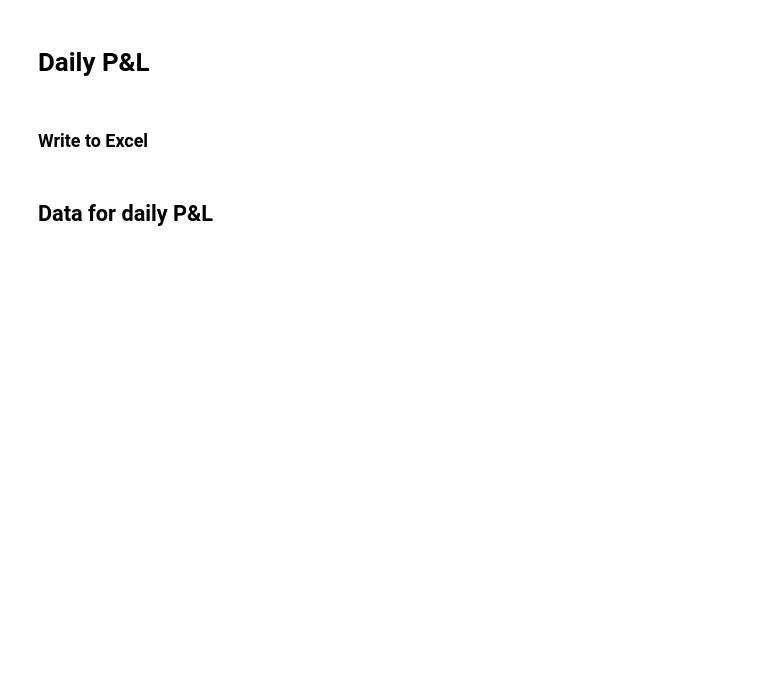
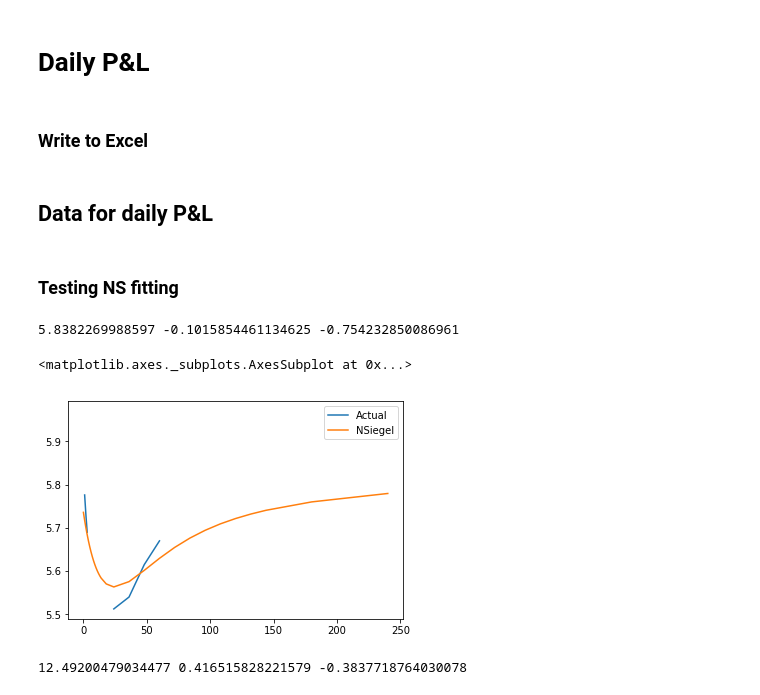
Before and after one commit to fabioyamazumi/curvy_trade, a Jupyter notebook: Test_curvy_tracker9_ALL.ipynb, the cells around one changed output. Saved outputs shown, nothing was run; the diff lists cells and outputs as text; code cells hidden in the pictures; blank space fills up the shorter version.

```diff
--- a/Test_curvy_tracker9_ALL.ipynb
+++ b/Test_curvy_tracker9_ALL.ipynb
@@ -810,3 +1504,17 @@ strategy_n = 11
 name_start = self.data_folder + "\\" + "{:02}".format(strategy_n) + '_'
 # %%
 self.TR_df_daily_fx_11 + 100
+# %% [markdown]
+### Testing NS fitting
+# %%
+d = '2019-06-28'
+fx = 'INR'
+self.curva_nsiegel_given_betas(Moeda=fx, Data=pd.to_datetime(d), b1=self.nsiegel_betas_3month.loc[fx].loc[d].b1, b2=self.nsiegel_betas_3month.loc[fx].loc[d].b2, b3=self.nsiegel_betas_3month.loc[fx].loc[d].b3).plot()
+# %% [output]
+5.8382269988597 -0.1015854461134625 -0.754232850086961
+<matplotlib.axes._subplots.AxesSubplot at 0x...>
+[figure, added]
+# %%
+self.curva_nsiegel_given_betas(Moeda=fx, Data=pd.to_datetime(d), b1=self.nsiegel_betas_3month.loc[fx].loc[d].b1, b2=self.nsiegel_betas_3month.loc[fx].loc[d].b2, b3=self.nsiegel_betas_3month.loc[fx].loc[d].b3).to_excel('teste.xlsx')
+# %% [output]
+12.49200479034477 0.416515828221579 -0.3837718764030078
```
Also changed, not shown: parts of 165 cells of this notebook, 3 other files.
